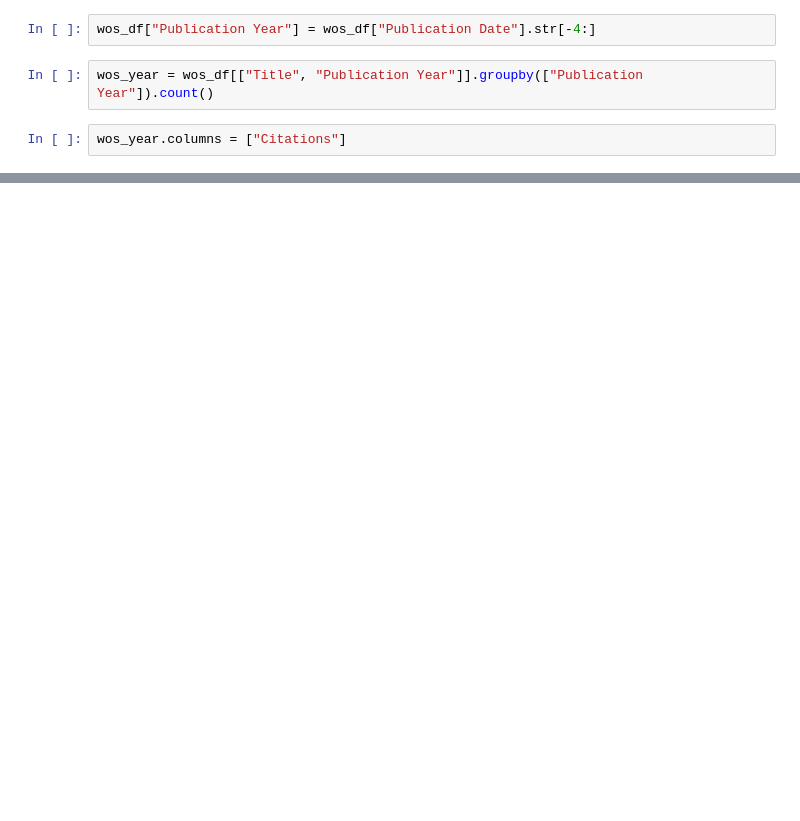
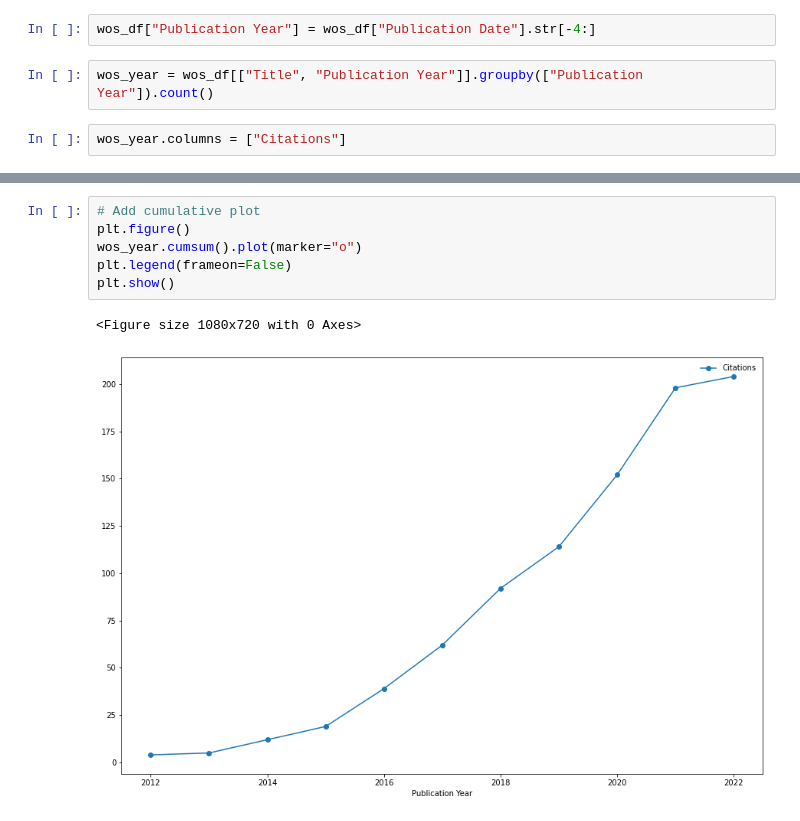
Before and after one commit to KrOstir/varia, a Jupyter notebook: Sky-View Factor Citations Report.ipynb, the cells around one changed output, grey strips where cells are left out. Cells and saved outputs as stored; diff of their text form; blank space fills up the shorter version.

Commit message:
Update Sky-View Factor Citations Report
Add cumulative plot

```diff
--- a/Sky-View Factor Citations Report.ipynb
+++ b/Sky-View Factor Citations Report.ipynb
@@ -35,0 +70,9 @@ plt.show()
+# %%
+# Add cumulative plot
+plt.figure()
+wos_year.cumsum().plot(marker="o")
+plt.legend(frameon=False)
+plt.show()
+# %% [output]
+<Figure size 1080x720 with 0 Axes>
+[figure, added]
```
Also changed, not shown: parts of 6 cells of this notebook.
